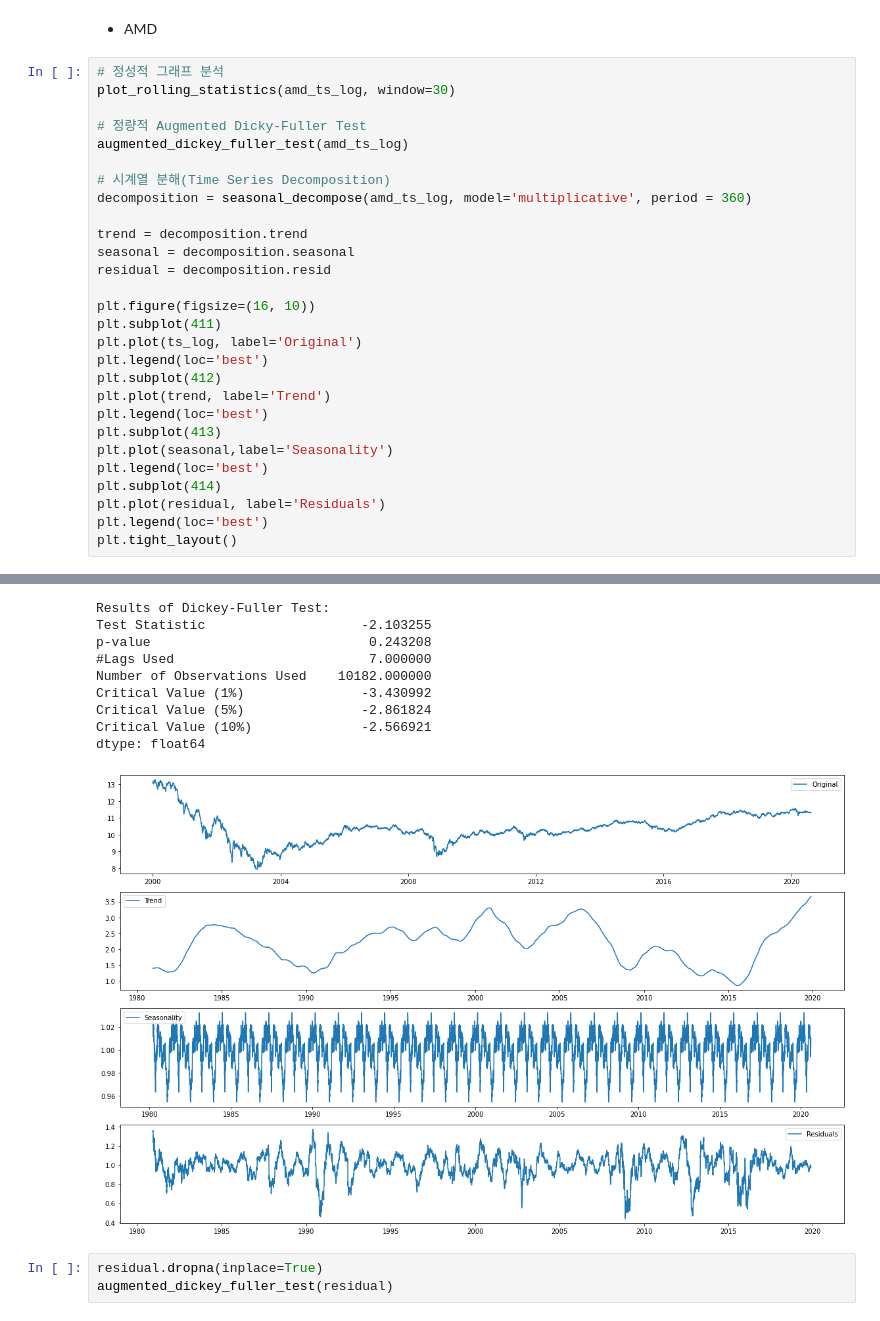
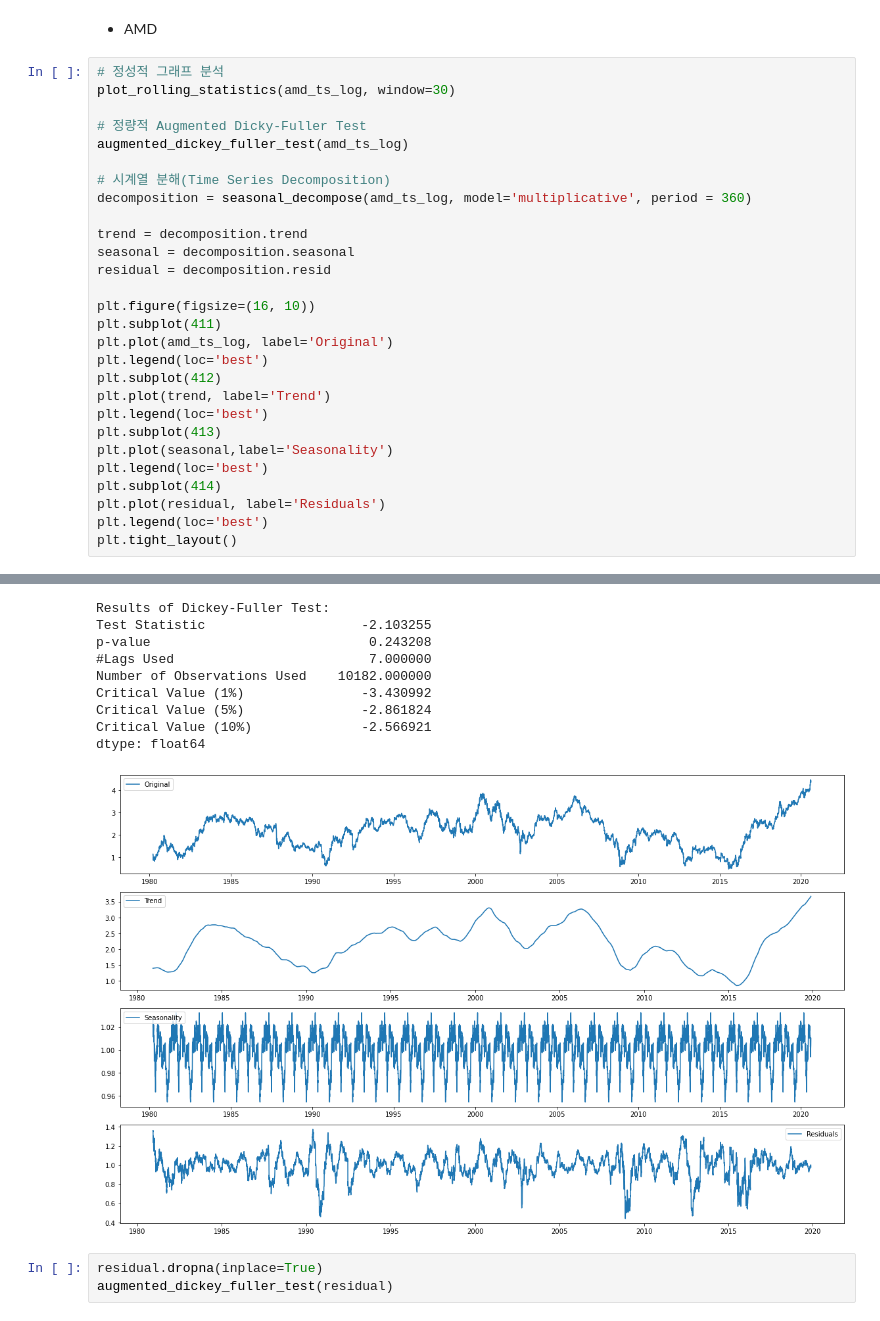
Before and after one commit to benestump/Aiffel, a Jupyter notebook: 06_stock_prediction/E6_Project_Stock_Prediction.ipynb, the cells around one changed output, grey strips where cells are left out. Cells and saved outputs as stored; diff of their text form.

```diff
--- a/06_stock_prediction/E6_Project_Stock_Prediction.ipynb
+++ b/06_stock_prediction/E6_Project_Stock_Prediction.ipynb
@@ -74,35 +82,35 @@ augmented_dickey_fuller_test(amd_ts_log)
 decomposition = seasonal_decompose(amd_ts_log, model='multiplicative', period = 360)
 
 trend = decomposition.trend
 seasonal = decomposition.seasonal
 residual = decomposition.resid
 
 plt.figure(figsize=(16, 10))
 plt.subplot(411)
-plt.plot(ts_log, label='Original')
+plt.plot(amd_ts_log, label='Original')
 plt.legend(loc='best')
 plt.subplot(412)
 plt.plot(trend, label='Trend')
 plt.legend(loc='best')
 plt.subplot(413)
 plt.plot(seasonal,label='Seasonality')
 plt.legend(loc='best')
 plt.subplot(414)
 plt.plot(residual, label='Residuals')
 plt.legend(loc='best')
 plt.tight_layout()
 # %% [output]
 [figure]
 Results of Dickey-Fuller Test:
 Test Statistic                    -2.103255
 p-value                            0.243208
 #Lags Used                         7.000000
 Number of Observations Used    10182.000000
 Critical Value (1%)               -3.430992
 Critical Value (5%)               -2.861824
 Critical Value (10%)              -2.566921
 dtype: float64
-[figure, old version]
+[figure, new version]
 # %%
 residual.dropna(inplace=True)
 augmented_dickey_fuller_test(residual)
```
Also changed, not shown: parts of 20 cells of this notebook.
